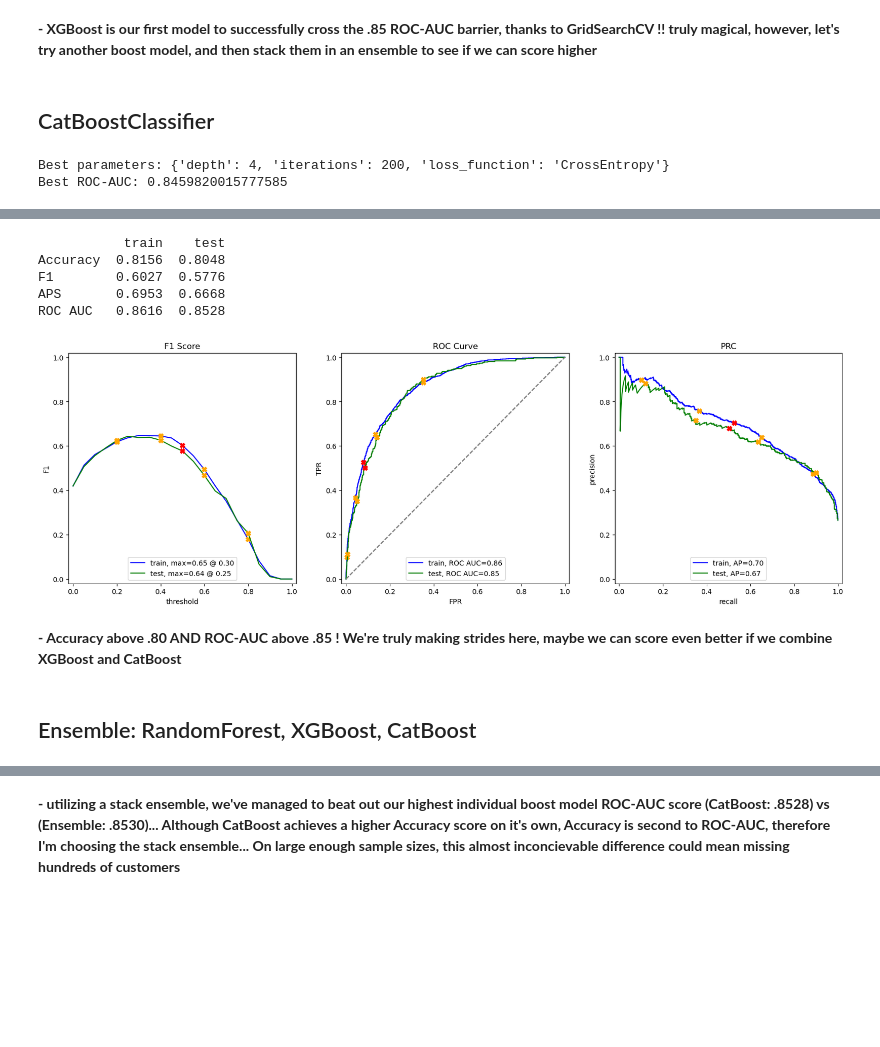
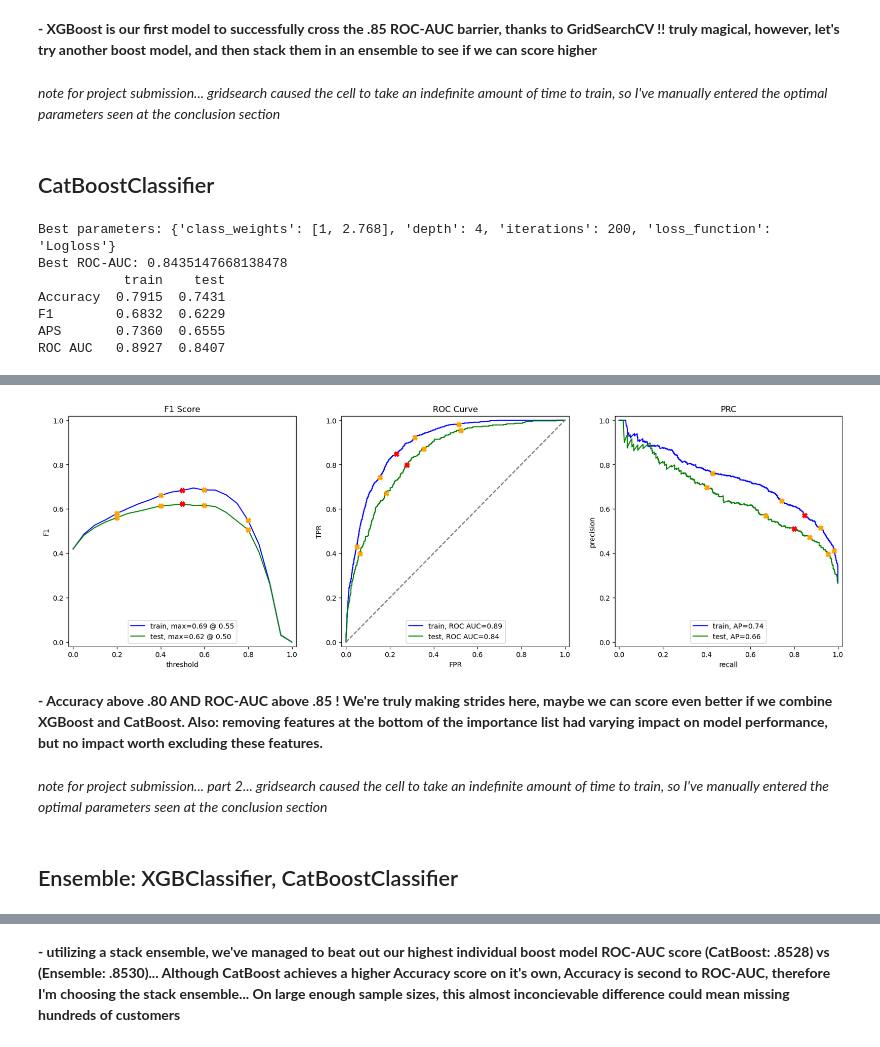
Before and after one commit to avonmims/101010.ds, a Jupyter notebook: School-Projects/Sprint-17-Final-Project/s17_solution.ipynb, the cells around one changed output, grey strips where cells are left out. Cells and saved outputs as stored; diff of their text form; code cells hidden in the pictures; blank space fills up the shorter version.

Commit message:
project submission 2, F1: .6421, AUC: .8518

```diff
--- a/School-Projects/Sprint-17-Final-Project/s17_solution.ipynb
+++ b/School-Projects/Sprint-17-Final-Project/s17_solution.ipynb
@@ -403,8 +484,8 @@ def evaluate_model(model, train_features, train_target, test_features, test_targ
 # %%
     #!! establishing baseline model (Dummy Classifier)
 dummy_model = DummyClassifier(strategy='most_frequent', random_state=777)
-dummy_model.fit(features_train, target_train)
+dummy_model.fit(train_features, train_target)
 
-evaluate_model(dummy_model, features_train, target_train, features_test, target_test)
+evaluate_model(dummy_model, train_features, train_target, valid_features, valid_target)
 # %% [output]
            train    test
@@ -419,9 +500,11 @@ ROC AUC   0.5000  0.5000
 ## LogisticRegression
 # %%
     #!! logistic regression model with balanced class weights
+warnings.filterwarnings('ignore')
 log_model = LogisticRegression(class_weight='balanced', random_state=777)
-log_model.fit(features_train, target_train)
+log_model.fit(train_features, train_target)
+warnings.filterwarnings('default')
 
-evaluate_model(log_model, features_train, target_train, features_test, target_test)
+evaluate_model(log_model, train_features, train_target, valid_features, valid_target)
 # %% [output]
            train    test
@@ -510,26 +594,27 @@ ROC AUC   0.8680  0.8459
 xgb_params = {
     'n_estimators': [50, 100, 200],
     'max_depth': [4, 6, 8],
-    'learning_rate': [0.01, 0.1, 0.2]
+    'learning_rate': [0.01, 0.1, 0.2],
+    'scale_pos_weight': [None, 2.768],
 }
 
 xgb_grid = GridSearchCV(
-    estimator=XGBClassifier(eval_metric='auc', use_label_encoder=False, random_state=777),
+    estimator=XGBClassifier(eval_metric='auc', random_state=777),
     param_grid=xgb_params,
     scoring='roc_auc',
-    cv=3,
+    cv=5,
     n_jobs=-1,
     verbose=0
 )
 
-xgb_grid.fit(features_train, target_train)
+xgb_grid.fit(train_features, train_target)
 print('Best parameters:', xgb_grid.best_params_)
 print('Best ROC-AUC:', xgb_grid.best_score_)
 
-evaluate_model(xgb_grid.best_estimator_, features_train, target_train, features_test, target_test)
+evaluate_model(xgb_grid.best_estimator_, train_features, train_target, valid_features, valid_target)
 
-#xgb_model = XGBClassifier(eval_metric='auc', random_state=777)
-#xgb_model.fit(features_train, target_train)
-
-#evaluate_model(xgb_model, features_train, target_train, features_test, target_test)
+#xgb_model = XGBClassifier(eval_metric='auc', random_state=777, scale_pos_weight=2.768,
+#                          n_estimators=50, max_depth=4, learning_rate=0.1)
+#xgb_model.fit(train_features, train_target)
+#evaluate_model(xgb_model, train_features, train_target, valid_features, valid_target)
 # %% [output]
@@ -547,5 +629,7 @@ ROC AUC   0.8743  0.8510
 # %% [markdown]
 **- XGBoost is our first model to successfully cross the .85 ROC-AUC barrier, thanks to GridSearchCV !! truly magical, however, let's try another boost model, and then stack them in an ensemble to see if we can score higher**
+# %% [markdown]
+*note for project submission... gridsearch caused the cell to take an indefinite amount of time to train, so I've manually entered the optimal parameters seen at the conclusion section*
 # %% [markdown]
 ## CatBoostClassifier
 # %%
@@ -553,6 +637,7 @@ cbc_params = {
     'loss_function': ['Logloss', 'CrossEntropy'],
     'iterations': [50, 100, 200],
     'depth': [4, 6, 8],
+    'class_weights': [None, [1, 2.768]],
 }
 
 cbc_grid = GridSearchCV(
@@ -563,20 +648,30 @@ cbc_grid = GridSearchCV(
     n_jobs=-1
 )
 
-cbc_grid.fit(features_train, target_train)
+warnings.filterwarnings('ignore')
+cbc_grid.fit(train_features, train_target)
 print('Best parameters:', cbc_grid.best_params_)
 print('Best ROC-AUC:', cbc_grid.best_score_)
 
-#cbc_model = CatBoostClassifier(verbose=0, random_state=777, loss_function='Logloss', iterations=100)
-#cbc_model.fit(features_train, target_train)
+evaluate_model(cbc_grid.best_estimator_, train_features, train_target, valid_features, valid_target)
+warnings.filterwarnings('default')
 
 important = cbc_grid.best_estimator_.get_feature_importance()
-names = features_train.columns
+names = train_features.columns
 important_features = pd.DataFrame({'feature': names, 'importance': important}).sort_values(by='importance', ascending=False)
 display(important_features.head(30))
 
-evaluate_model(cbc_grid.best_estimator_, features_train, target_train, features_test, target_test)
+#cbc_model = CatBoostClassifier(verbose=0, random_state=777, depth=4, class_weights=[1, 2.768],
+#                               iterations=200, loss_function='Logloss')
+#cbc_model.fit(features_train, target_train)
+
+#evaluate_model(cbc_model, train_features, train_target, valid_features, valid_target)
 # %% [output]
-Best parameters: {'depth': 4, 'iterations': 200, 'loss_function': 'CrossEntropy'}
-Best ROC-AUC: 0.8459820015777585
+Best parameters: {'class_weights': [1, 2.768], 'depth': 4, 'iterations': 200, 'loss_function': 'Logloss'}
+Best ROC-AUC: 0.8435147668138478
+           train    test
+Accuracy  0.7915  0.7431
+F1        0.6832  0.6229
+APS       0.7360  0.6555
+ROC AUC   0.8927  0.8407
 |  | feature | importance |
@@ -599,13 +694,10 @@ Best ROC-AUC: 0.8459820015777585
-           train    test
-Accuracy  0.8156  0.8048
-F1        0.6027  0.5776
-APS       0.6953  0.6668
-ROC AUC   0.8616  0.8528
-[figure, old version]
+[figure, new version]
 # %% [markdown]
-**- Accuracy above .80 AND ROC-AUC above .85 ! We're truly making strides here, maybe we can score even better if we combine XGBoost and CatBoost**
+**- Accuracy above .80 AND ROC-AUC above .85 ! We're truly making strides here, maybe we can score even better if we combine XGBoost and CatBoost. Also: removing features at the bottom of the importance list had varying impact on model performance, but no impact worth excluding these features.**
+# %% [markdown]
+*note for project submission... part 2... gridsearch caused the cell to take an indefinite amount of time to train, so I've manually entered the optimal parameters seen at the conclusion section*
 # %% [markdown]
-## Ensemble: RandomForest, XGBoost, CatBoost
+## Ensemble: XGBClassifier, CatBoostClassifier
 # %%
 ensemble = VotingClassifier([
     ('xgb', XGBClassifier(eval_metric='auc', random_state=777,
```
Also changed, not shown: parts of 38 cells of this notebook, 4 other files.
